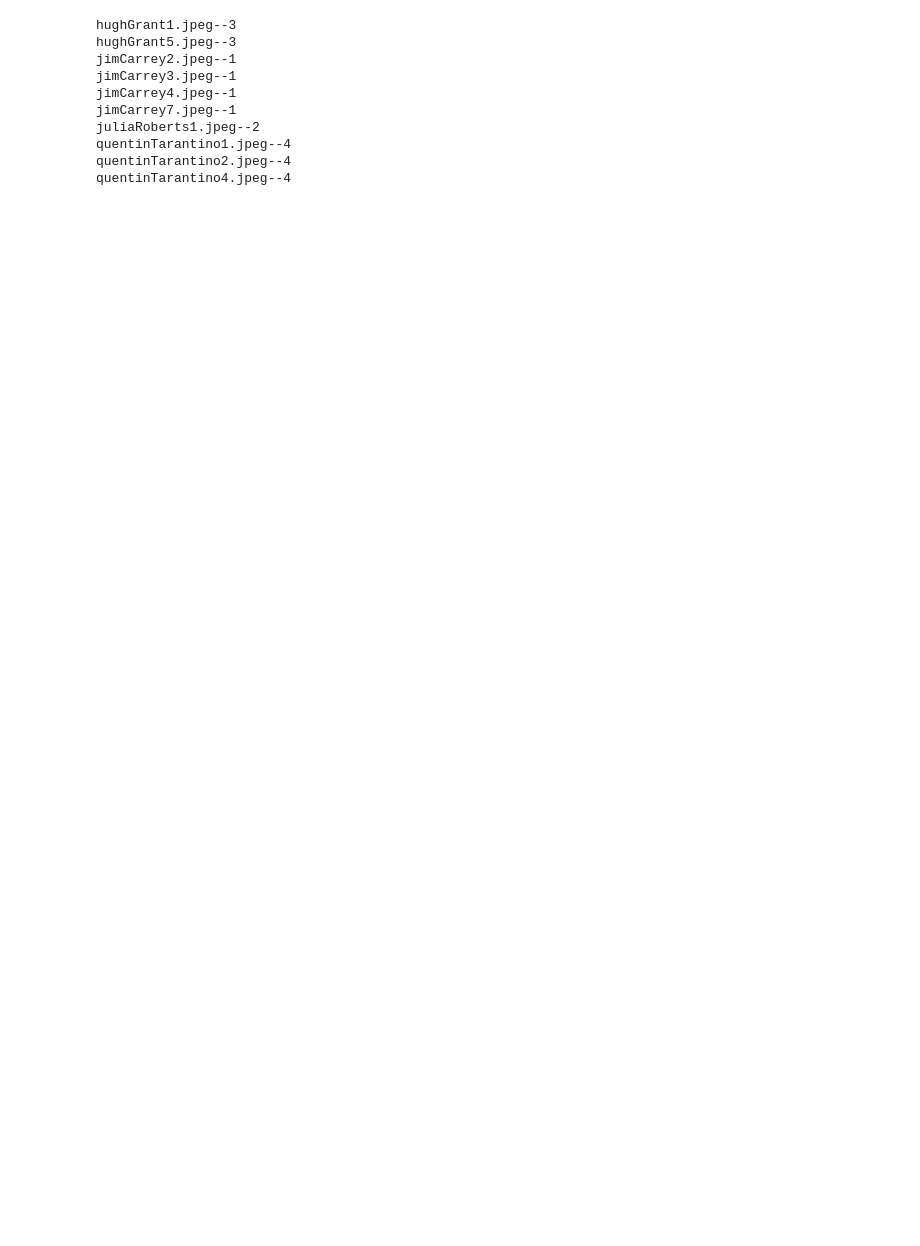
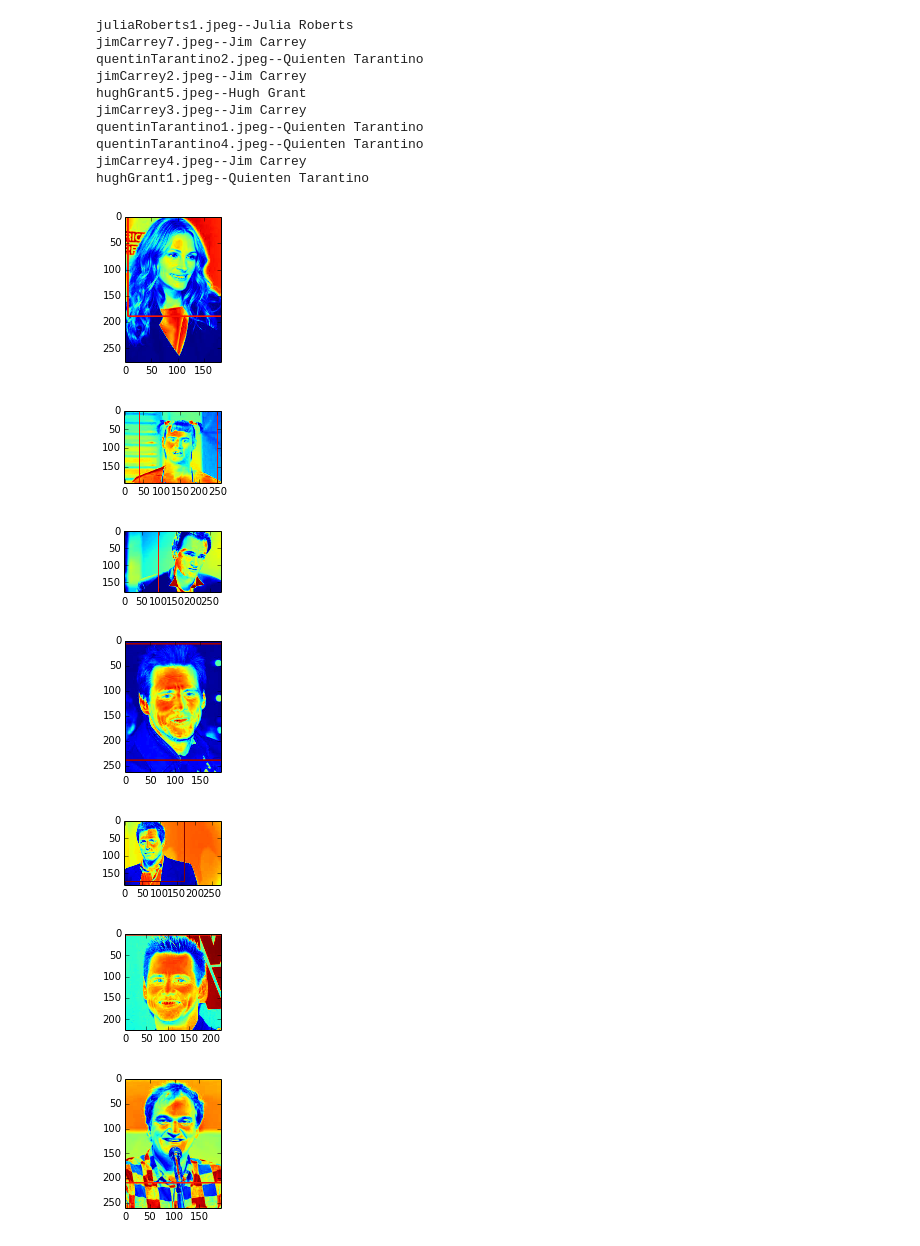
Before and after one commit to chandanmaruthi/faceDetection, a Jupyter notebook: Experiment_3_Recognize_Faces_in_Images.ipynb, the cells around one changed output. Cells and saved outputs as stored; diff of their text form; code cells hidden in the pictures; blank space fills up the shorter version.

```diff
--- a/Experiment_3_Recognize_Faces_in_Images.ipynb
+++ b/Experiment_3_Recognize_Faces_in_Images.ipynb
@@ -56,37 +64,58 @@ OSError: [Errno 20] Not a directory: 'labledImages/.DS_Store'
 # %%
 recognizer = cv2.face.LBPHFaceRecognizer_create()
 recognizer.read('trainer/trainer.yml')
 cascadePath = "Classifiers/face.xml"
 faceCascade = cv2.CascadeClassifier(cascadePath);
 path = 'testDataSetUnlabeledImages'
 
 font = cv2.FONT_HERSHEY_SIMPLEX
 image_paths = os.listdir(path)
+def labelNumberToName(labelNumber):
+    label = "none"
+    if labelNumber == 1:
+        label = "Jim Carrey"
+    elif labelNumber == 2:
+        label = "Julia Roberts"
+    elif labelNumber == 3:
+        label = "Hugh Grant"
+    elif labelNumber == 4:
+        label = "Quienten Tarantino"
+    else:
+        label = "none"
+    return label
+
 for image_path in image_paths:
     #print(image_path)
     image_full_path = os.path.join(path,image_path)
     image_pil = Image.open(image_full_path).convert('L')
     im = np.array(image_pil, 'uint8')
     #gray=cv2.cvtColor(im,cv2.COLOR_BGR2GRAY)
     faces=faceCascade.detectMultiScale(im, scaleFactor=1.2, minNeighbors=5, minSize=(100, 100), flags=cv2.CASCADE_SCALE_IMAGE)
     for(x,y,w,h) in faces:
         nbr_predicted, conf = recognizer.predict(im[y:y+h,x:x+w])
         cv2.rectangle(im,(x-50,y-50),(x+w+50,y+h+50),(225,0,0),2)
 
         #cv2.cv.PutText(cv2.cv.fromarray(im),str(nbr_predicted)+"--"+str(conf), (x,y+h),font, 255) #Draw the text
-        print(image_path + "--" + str(nbr_predicted))
+        print(image_path + "--" + str(labelNumberToName(nbr_predicted)))
         fig = plt.figure(figsize=(10, 30))
         plt.subplot(1, 5, 1)
         plt.imshow(im)
         #cv2.waitKey(10)
 # %% [output]
-hughGrant1.jpeg--3
-hughGrant5.jpeg--3
-jimCarrey2.jpeg--1
-jimCarrey3.jpeg--1
-jimCarrey4.jpeg--1
-jimCarrey7.jpeg--1
-juliaRoberts1.jpeg--2
-quentinTarantino1.jpeg--4
-quentinTarantino2.jpeg--4
-quentinTarantino4.jpeg--4
+juliaRoberts1.jpeg--Julia Roberts
+jimCarrey7.jpeg--Jim Carrey
+quentinTarantino2.jpeg--Quienten Tarantino
+jimCarrey2.jpeg--Jim Carrey
+hughGrant5.jpeg--Hugh Grant
+jimCarrey3.jpeg--Jim Carrey
+quentinTarantino1.jpeg--Quienten Tarantino
+quentinTarantino4.jpeg--Quienten Tarantino
+jimCarrey4.jpeg--Jim Carrey
+hughGrant1.jpeg--Quienten Tarantino
+[figure, added]
+[figure, added]
+[figure, added]
+[figure, added]
+[figure, added]
+[figure, added]
+[figure, added]
```
Also changed, not shown: parts of 2 cells of this notebook, 2 other files.
